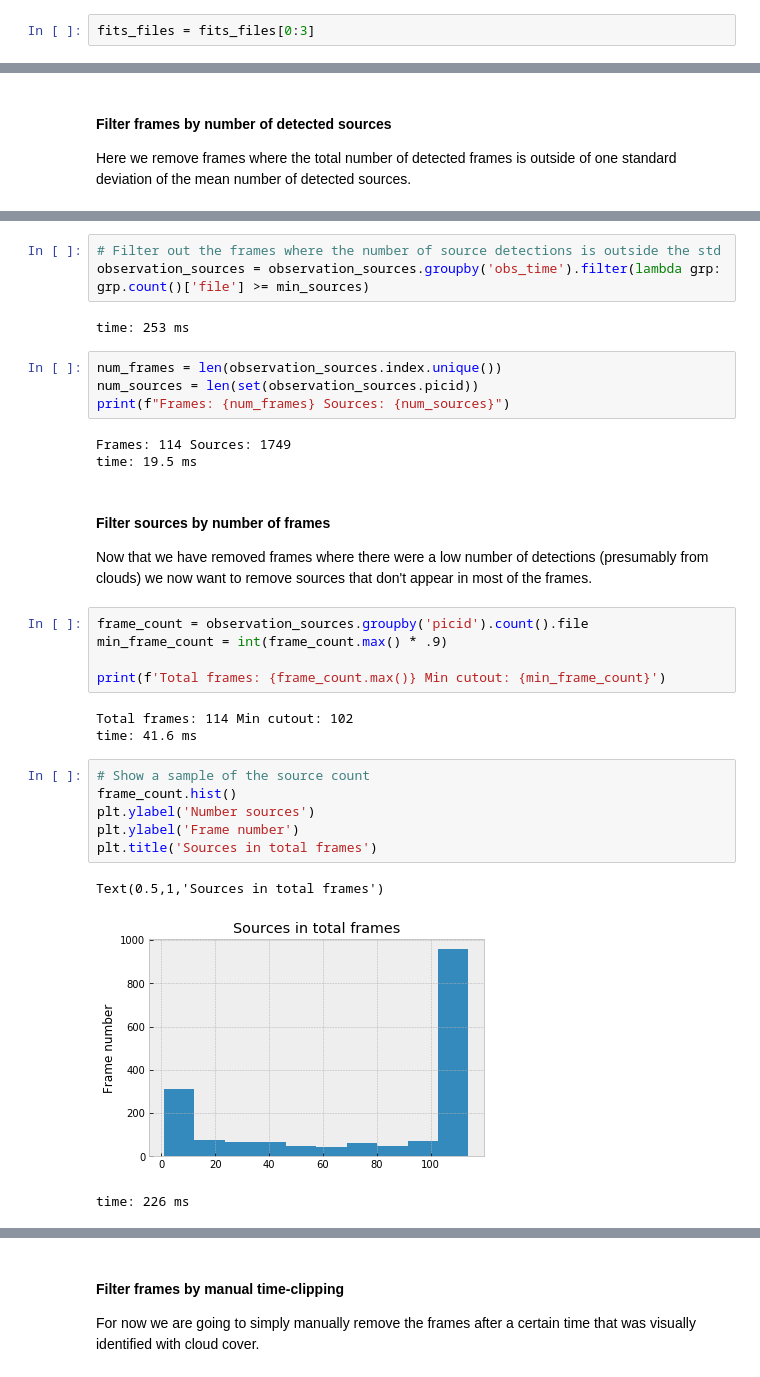
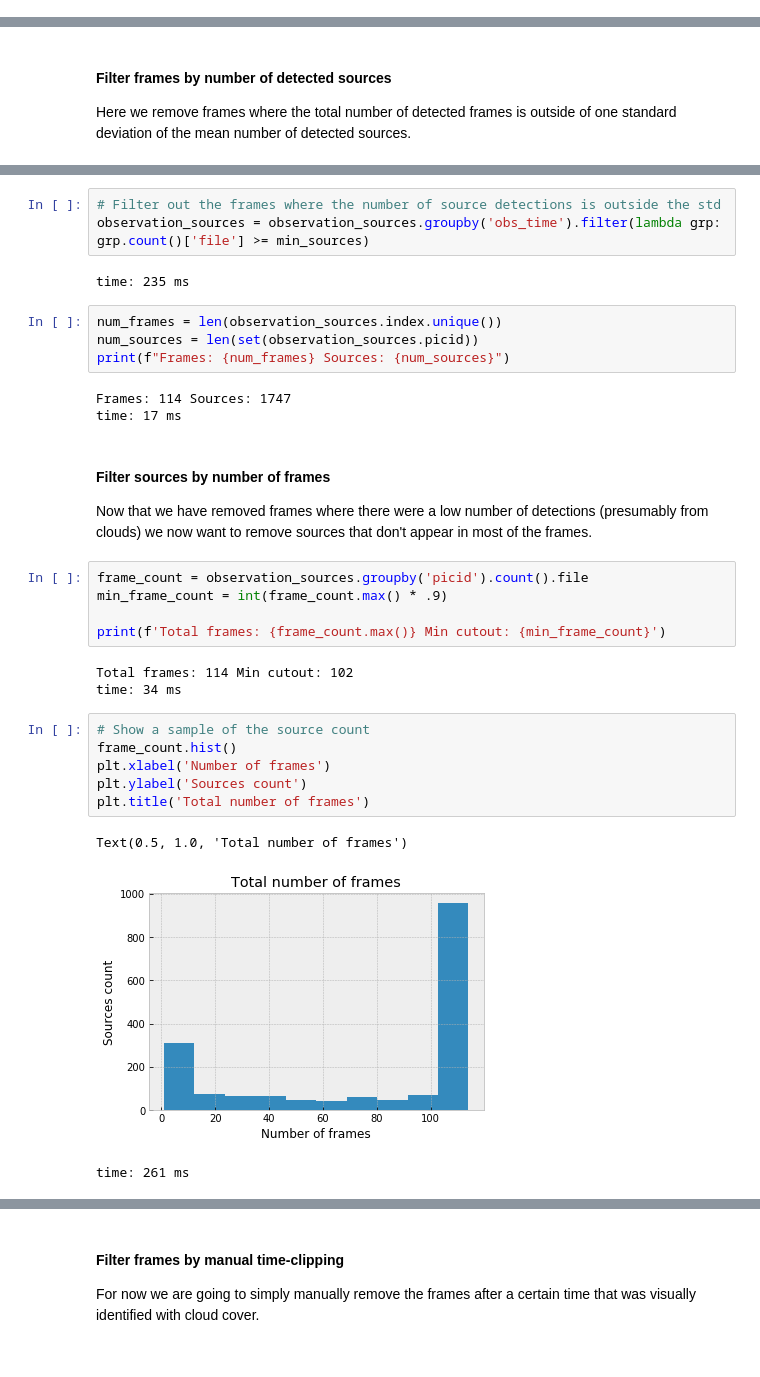
Before and after one commit to panoptes/panoptes-pipeline, a Jupyter notebook: notebooks/processing/PIAA-Source-Detection-And-Filtering.ipynb, the cells around one changed output, grey strips where cells are left out. Cells and saved outputs as stored; diff of their text form.

```diff
--- a/notebooks/processing/PIAA-Source-Detection-And-Filtering.ipynb
+++ b/notebooks/processing/PIAA-Source-Detection-And-Filtering.ipynb
@@ -83,5 +84,3 @@ Perform the same thing again but for all files. The resulting source catalog cre
 Extract the observation time, the exposure time, and the airmass from the FITS headers.
 
 The image observation time currently comes from the image file name, which is generated by the computer running the unit and is given in UTC. This is mainly due to a problem with the `DATE-OBS` header in the FITS files for POCS versions <0.6.2.
-# %%
-fits_files = fits_files[0:3]
@@ -148,14 +144,14 @@ time: 654 ms
 # Filter out the frames where the number of source detections is outside the std
 observation_sources = observation_sources.groupby('obs_time').filter(lambda grp: grp.count()['file'] >= min_sources)
 # %% [output]
-time: 253 ms
+time: 235 ms
 # %%
 num_frames = len(observation_sources.index.unique())
 num_sources = len(set(observation_sources.picid))
 print(f"Frames: {num_frames} Sources: {num_sources}")
 # %% [output]
-Frames: 114 Sources: 1749
-time: 19.5 ms
+Frames: 114 Sources: 1747
+time: 17 ms
 # %% [markdown]
 #### Filter sources by number of frames
 
@@ -167,17 +163,17 @@ min_frame_count = int(frame_count.max() * .9)
 print(f'Total frames: {frame_count.max()} Min cutout: {min_frame_count}')
 # %% [output]
 Total frames: 114 Min cutout: 102
-time: 41.6 ms
+time: 34 ms
 # %%
 # Show a sample of the source count
 frame_count.hist()
-plt.ylabel('Number sources')
-plt.ylabel('Frame number')
-plt.title('Sources in total frames')
+plt.xlabel('Number of frames')
+plt.ylabel('Sources count')
+plt.title('Total number of frames')
 # %% [output]
-Text(0.5,1,'Sources in total frames')
+Text(0.5, 1.0, 'Total number of frames')
-[figure, old version]
+[figure, new version]
-time: 226 ms
+time: 261 ms
 # %%
 # Filter out the sources where the number of frames is less than min_frame_count
 observation_sources = observation_sources.groupby('picid').filter(lambda grp: grp.count()['file'] >= min_frame_count)
```
Also changed, not shown: parts of 22 cells of this notebook, 1 other file.
